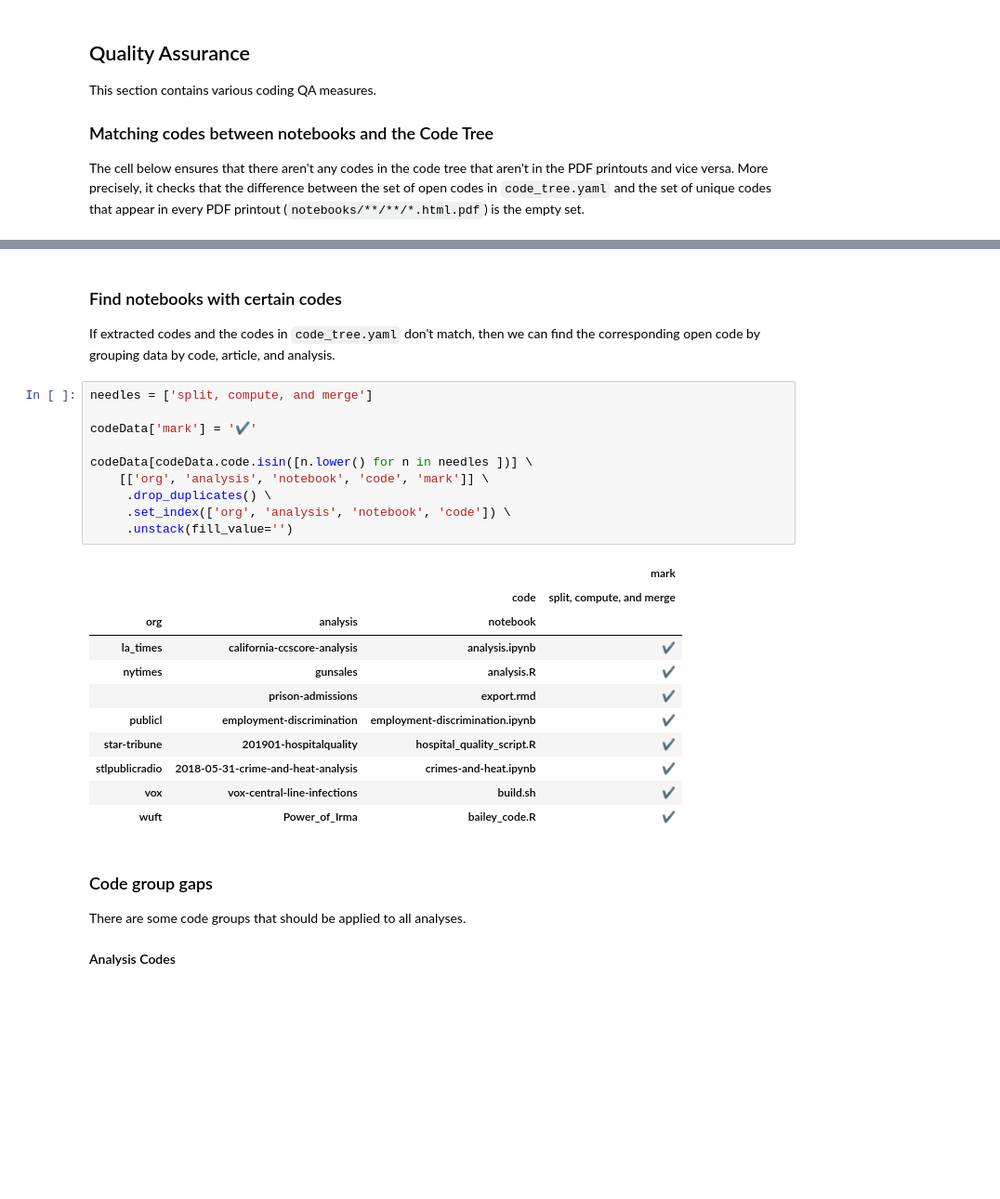
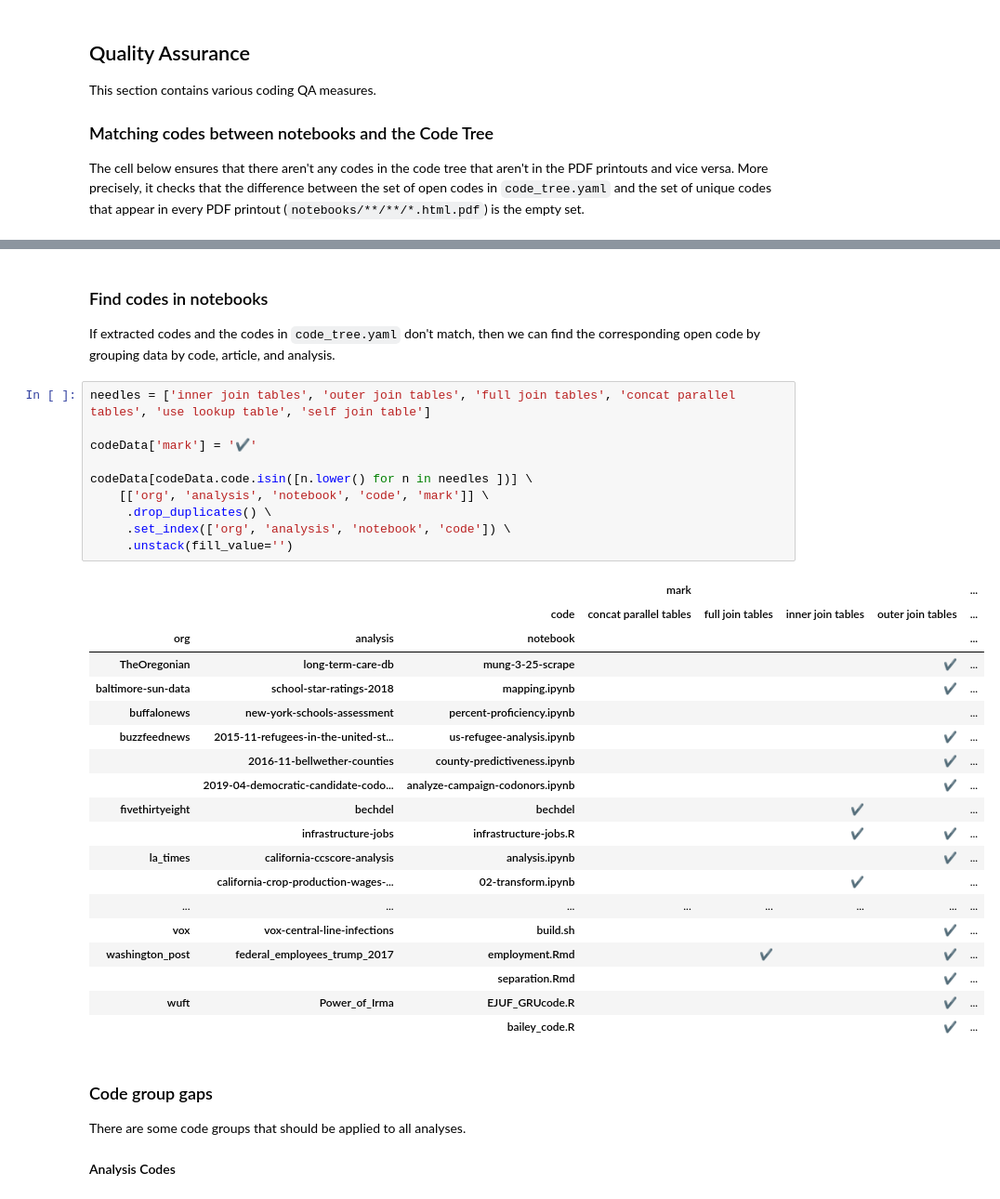
Before and after one commit to steve-kasica/table-scraps, a Jupyter notebook: codebook.ipynb, the cells around one changed output, grey strips where cells are left out. Shown at 93% size. Cells and saved outputs as stored; diff of their text form; blank space fills up the shorter version.

```diff
--- a/codebook.ipynb
+++ b/codebook.ipynb
@@ -180,29 +182,37 @@ else:
 # %% [markdown]
-### Find notebooks with certain codes
+### Find codes in notebooks
 
 If extracted codes and the codes in `code_tree.yaml` don't match, then we can find the corresponding open code by grouping data by code, article, and analysis.
 # %%
-needles = ['split, compute, and merge']
+needles = ['inner join tables', 'outer join tables', 'full join tables', 'concat parallel tables', 'use lookup table', 'self join table']
 
 codeData['mark'] = '✔️'
 
 codeData[codeData.code.isin([n.lower() for n in needles ])] \
     [['org', 'analysis', 'notebook', 'code', 'mark']] \
      .drop_duplicates() \
      .set_index(['org', 'analysis', 'notebook', 'code']) \
      .unstack(fill_value='')
 # %% [output]
-|  |  |  | mark |
-|  |  | code | split, compute, and merge |
-| org | analysis | notebook |  |
-| la_times | california-ccscore-analysis | analysis.ipynb | ✔️ |
-| nytimes | gunsales | analysis.R | ✔️ |
-|  | prison-admissions | export.rmd | ✔️ |
-| publicl | employment-discrimination | employment-discrimination.ipynb | ✔️ |
-| star-tribune | 201901-hospitalquality | hospital_quality_script.R | ✔️ |
-| stlpublicradio | 2018-05-31-crime-and-heat-analysis | crimes-and-heat.ipynb | ✔️ |
-| vox | vox-central-line-infections | build.sh | ✔️ |
-| wuft | Power_of_Irma | bailey_code.R | ✔️ |
+|  |  |  | mark |  |  |  | ... |
+|  |  | code | concat parallel tables | full join tables | inner join tables | outer join tables | ... |
+| org | analysis | notebook |  |  |  |  | ... |
+| TheOregonian | long-term-care-db | mung-3-25-scrape |  |  |  | ✔️ | ... |
+| baltimore-sun-data | school-star-ratings-2018 | mapping.ipynb |  |  |  | ✔️ | ... |
+| buffalonews | new-york-schools-assessment | percent-proficiency.ipynb |  |  |  |  | ... |
+| buzzfeednews | 2015-11-refugees-in-the-united-st... | us-refugee-analysis.ipynb |  |  |  | ✔️ | ... |
+|  | 2016-11-bellwether-counties | county-predictiveness.ipynb |  |  |  | ✔️ | ... |
+|  | 2019-04-democratic-candidate-codo... | analyze-campaign-codonors.ipynb |  |  |  | ✔️ | ... |
+| fivethirtyeight | bechdel | bechdel |  |  | ✔️ |  | ... |
+|  | infrastructure-jobs | infrastructure-jobs.R |  |  | ✔️ | ✔️ | ... |
+| la_times | california-ccscore-analysis | analysis.ipynb |  |  |  | ✔️ | ... |
+|  | california-crop-production-wages-... | 02-transform.ipynb |  |  | ✔️ |  | ... |
+| ... | ... | ... | ... | ... | ... | ... | ... |
+| vox | vox-central-line-infections | build.sh |  |  |  | ✔️ | ... |
+| washington_post | federal_employees_trump_2017 | employment.Rmd |  | ✔️ |  | ✔️ | ... |
+|  |  | separation.Rmd |  |  |  | ✔️ | ... |
+| wuft | Power_of_Irma | EJUF_GRUcode.R |  |  |  | ✔️ | ... |
+|  |  | bailey_code.R |  |  |  | ✔️ | ... |
 # %% [markdown]
 ### Code group gaps
 
```
Also changed, not shown: parts of 2 cells of this notebook, 5 other files.
